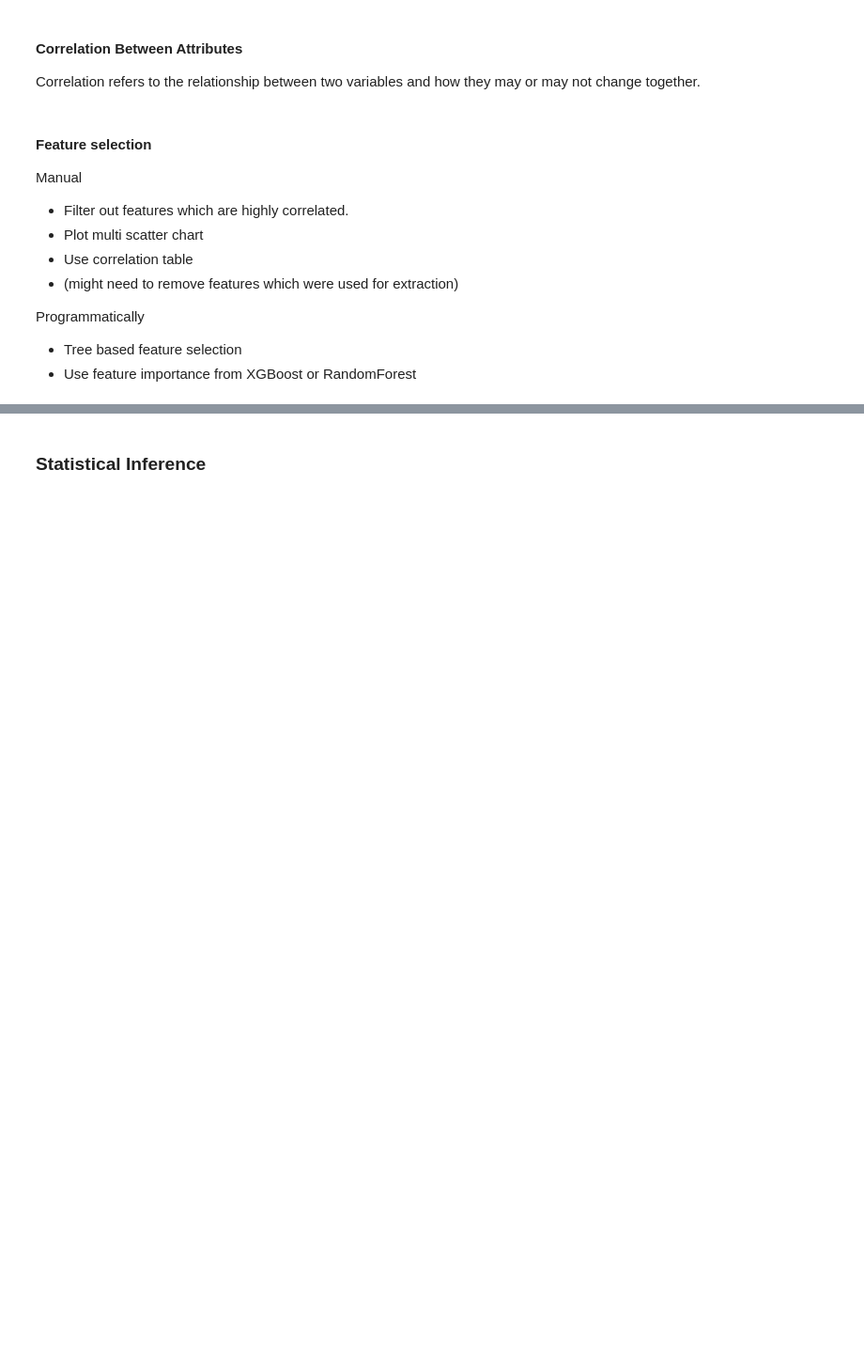
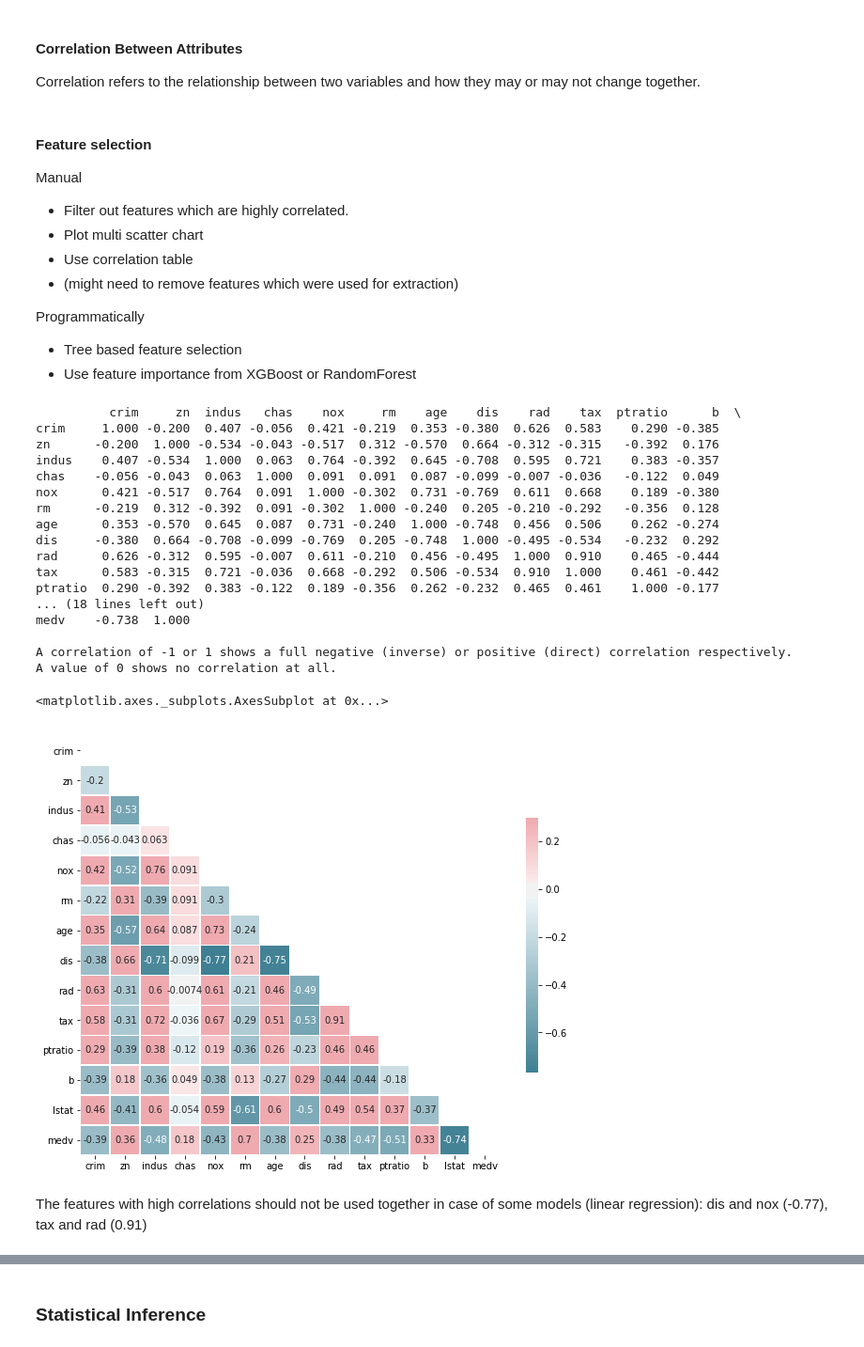
Before and after one commit to neomatrix369/awesome-ai-ml-dl, a Jupyter notebook: notebooks/jupyter/data/03_Feature_Engineering_(Do_we_know_our_data).ipynb, the cells around one changed output, grey strips where cells are left out. Shown at 94% size. Drawn from its saved outputs; the diff is of its cells as text; code cells hidden in the pictures; blank space fills up the shorter version.

```diff
--- a/notebooks/jupyter/data/03_Feature_Engineering_(Do_we_know_our_data).ipynb
+++ b/notebooks/jupyter/data/03_Feature_Engineering_(Do_we_know_our_data).ipynb
@@ -169,3 +169,51 @@ Manual
 Programmatically
 - Tree based feature selection
 - Use feature importance from XGBoost or RandomForest
+# %%
+# Pairwise Pearson correlations
+pandas.set_option('display.width', 100)
+pandas.set_option('precision', 3)
+correlations = data.corr(method='pearson')
+print(correlations)
+print()
+print("A correlation of -1 or 1 shows a full negative (inverse) or positive (direct) correlation respectively.")
+print("A value of 0 shows no correlation at all.")
+
+# Generate a mask for the upper triangle
+mask = np.zeros_like(correlations, dtype=np.bool)
+mask[np.triu_indices_from(mask)] = True
+
+# Set up the matplotlib figure
+f, ax = plt.subplots(figsize=(10, 10));
+
+# Generate a custom diverging colormap
+cmap = sns.diverging_palette(220, 10, as_cmap=True)
+
+# Draw the heatmap with the mask and correct aspect ratio
+sns.heatmap(correlations, mask=mask, cmap=cmap, vmax=.3, center=0,
+            square=True, linewidths=.5, cbar_kws={"shrink": .5},annot=True)
+# correlation_matrix = boston.corr().round(2)
+# annot = True to print the values inside the square
+# sns.heatmap(correlations, annot=True,mask=mask, cmap=cmap)
+# %% [output]
+          crim     zn  indus   chas    nox     rm    age    dis    rad    tax  ptratio      b  \
+crim     1.000 -0.200  0.407 -0.056  0.421 -0.219  0.353 -0.380  0.626  0.583    0.290 -0.385
+zn      -0.200  1.000 -0.534 -0.043 -0.517  0.312 -0.570  0.664 -0.312 -0.315   -0.392  0.176
+indus    0.407 -0.534  1.000  0.063  0.764 -0.392  0.645 -0.708  0.595  0.721    0.383 -0.357
+chas    -0.056 -0.043  0.063  1.000  0.091  0.091  0.087 -0.099 -0.007 -0.036   -0.122  0.049
+nox      0.421 -0.517  0.764  0.091  1.000 -0.302  0.731 -0.769  0.611  0.668    0.189 -0.380
+rm      -0.219  0.312 -0.392  0.091 -0.302  1.000 -0.240  0.205 -0.210 -0.292   -0.356  0.128
+age      0.353 -0.570  0.645  0.087  0.731 -0.240  1.000 -0.748  0.456  0.506    0.262 -0.274
+dis     -0.380  0.664 -0.708 -0.099 -0.769  0.205 -0.748  1.000 -0.495 -0.534   -0.232  0.292
+rad      0.626 -0.312  0.595 -0.007  0.611 -0.210  0.456 -0.495  1.000  0.910    0.465 -0.444
+tax      0.583 -0.315  0.721 -0.036  0.668 -0.292  0.506 -0.534  0.910  1.000    0.461 -0.442
+ptratio  0.290 -0.392  0.383 -0.122  0.189 -0.356  0.262 -0.232  0.465  0.461    1.000 -0.177
+... (18 lines left out)
+medv    -0.738  1.000
+
+A correlation of -1 or 1 shows a full negative (inverse) or positive (direct) correlation respectively.
+A value of 0 shows no correlation at all.
+<matplotlib.axes._subplots.AxesSubplot at 0x...>
+[figure, added]
+# %% [markdown]
+The features with high correlations should not be used together in case of some models (linear regression): dis and nox (-0.77), tax and rad (0.91)
```
Also changed, not shown: parts of 1 cell of this notebook.
